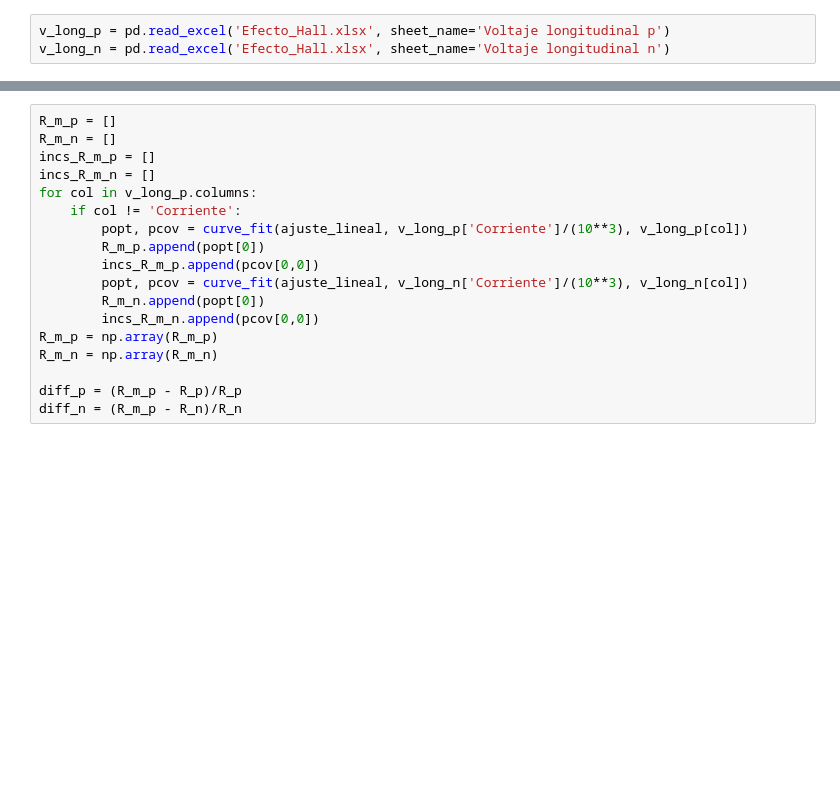
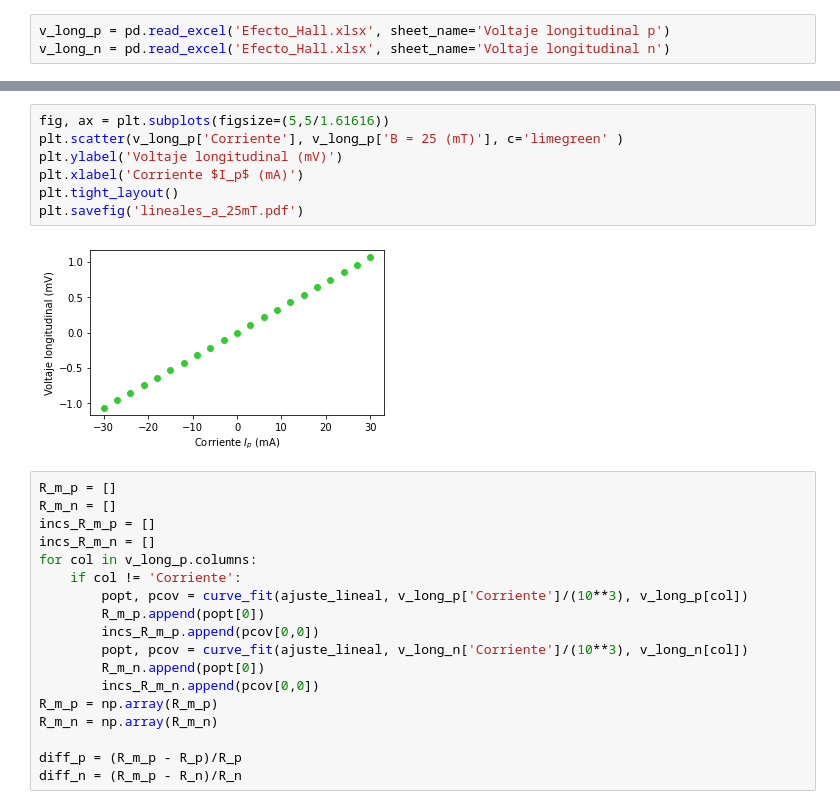
Before and after one commit to sofiaalvarezlopez/Laboratorio-Intermedio, a Jupyter notebook: Efecto Hall/Efecto Hall.ipynb, the cells around one changed output, grey strips where cells are left out. Drawn from its saved outputs; the diff is of its cells as text; blank space fills up the shorter version.

```diff
--- a/Efecto Hall/Efecto Hall.ipynb
+++ b/Efecto Hall/Efecto Hall.ipynb
@@ -367,3 +388,12 @@ v_long_n = pd.read_excel('Efecto_Hall.xlsx', sheet_name='Voltaje longitudinal n'
+# %%
+fig, ax = plt.subplots(figsize=(5,5/1.61616))
+plt.scatter(v_long_p['Corriente'], v_long_p['B = 25 (mT)'], c='limegreen' )
+plt.ylabel('Voltaje longitudinal (mV)')
+plt.xlabel('Corriente $I_p$ (mA)')
+plt.tight_layout()
+plt.savefig('lineales_a_25mT.pdf')
+# %% [output]
+[figure, added]
 # %%
 R_m_p = []
 R_m_n = []
```
Also changed, not shown: parts of 25 cells of this notebook, 9 other files.
